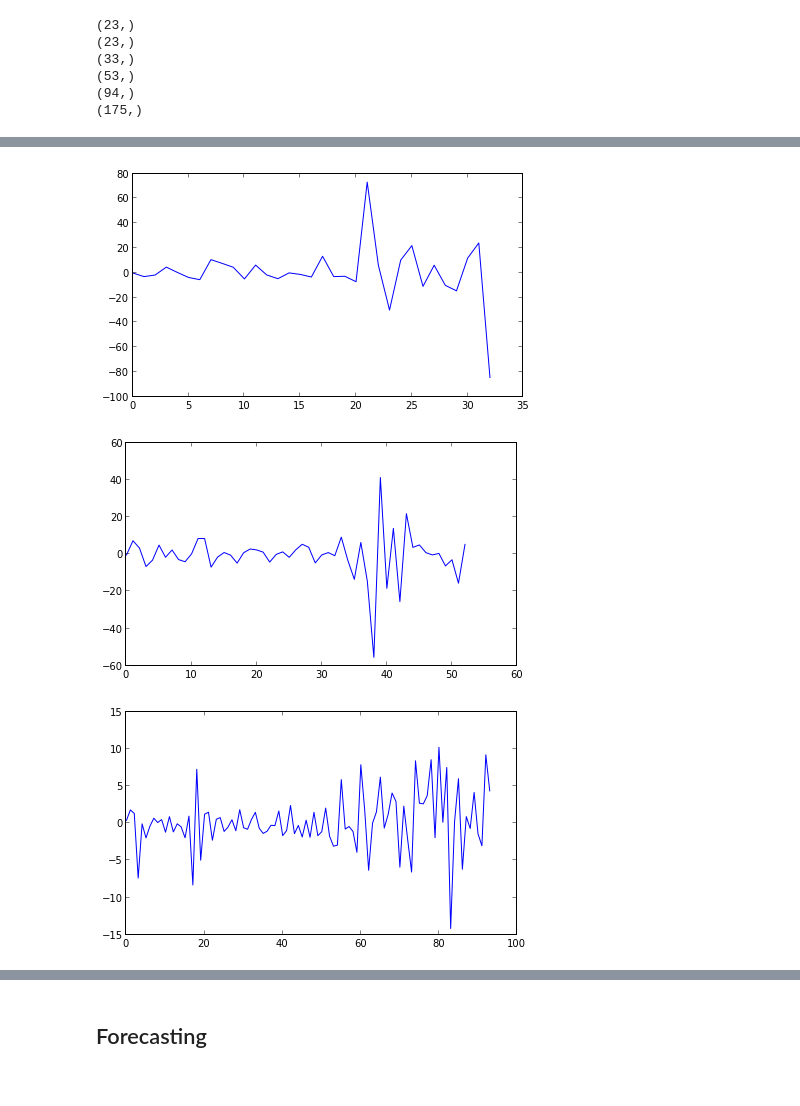
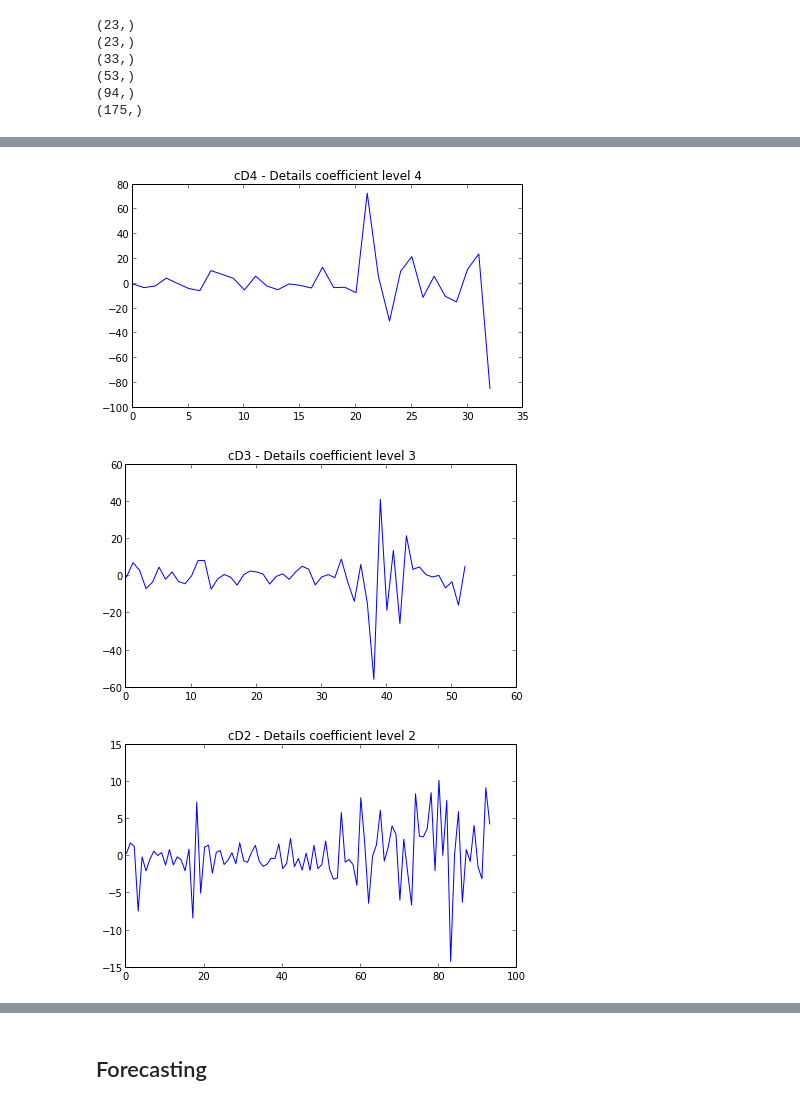
Before and after one commit to ankit-maverick/Wavelets_course_project, a Jupyter notebook: nb/Untitled0.ipynb, the cells around one changed output, grey strips where cells are left out. Drawn from its saved outputs; the diff is of its cells as text; code cells hidden in the pictures.

```diff
--- a/nb/Untitled0.ipynb
+++ b/nb/Untitled0.ipynb
@@ -60,17 +69,20 @@ plt.show()
 # %%
 plt.plot(cD4)
+plt.title('cD4 - Details coefficient level 4')
 plt.show()
 # %% [output]
-[figure, old version]
+[figure, new version]
 # %%
 plt.plot(cD3)
+plt.title('cD3 - Details coefficient level 3')
 plt.show()
 # %% [output]
-[figure, old version]
+[figure, new version]
 # %%
 plt.plot(cD2)
+plt.title('cD2 - Details coefficient level 2')
 plt.show()
 # %% [output]
-[figure, old version]
+[figure, new version]
 # %%
 plt.plot(cD1)
```
Also changed, not shown: parts of 10 cells of this notebook.
